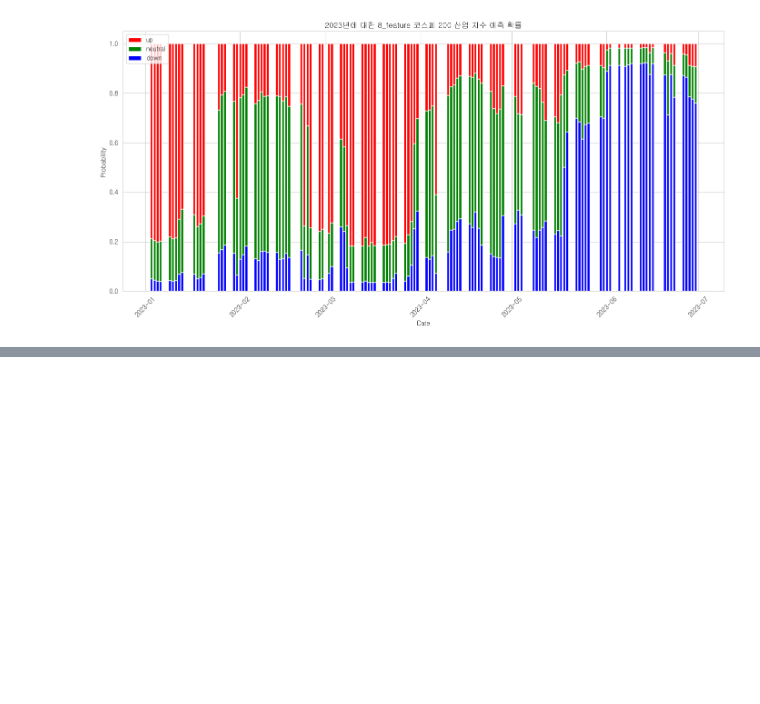
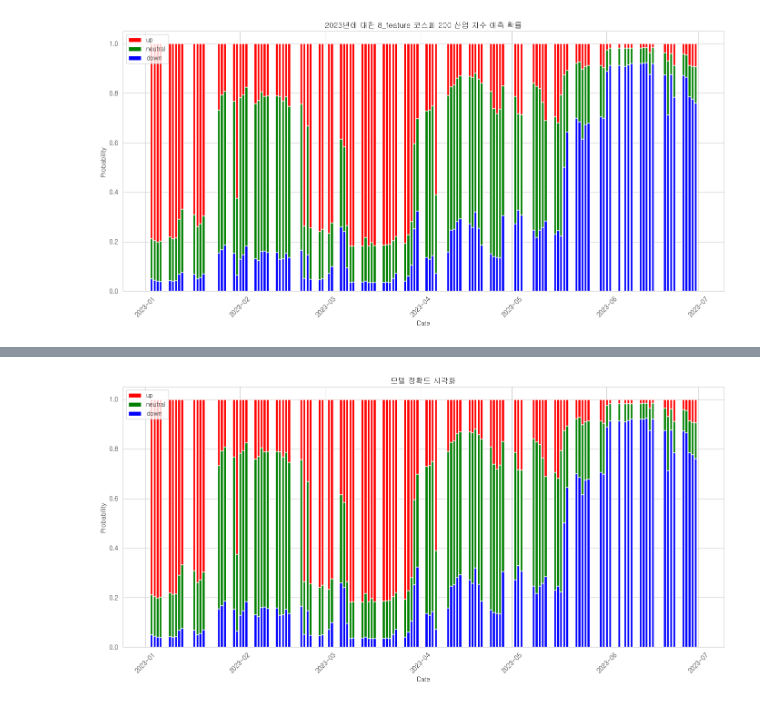
Before and after one commit to Il1Il1IllI1I/Hackathon_Finance, a Jupyter notebook: clean_code/ks200.ipynb, the cells around one changed output, grey strips where cells are left out. Cells and saved outputs as stored; diff of their text form; code cells hidden in the pictures; blank space fills up the shorter version.

```diff
--- a/clean_code/ks200.ipynb
+++ b/clean_code/ks200.ipynb
@@ -244,3 +244,85 @@ down    : 0.76
 neutral : 0.15
 up      : 0.09
 [figure]
+# %%
+#clean code - Probability
+# 타이틀 수정
+
+import pandas as pd
+import numpy as np
+import matplotlib.pyplot as plt
+import joblib
+from sklearn.ensemble import RandomForestClassifier
+from sklearn.preprocessing import LabelEncoder
+import warnings
+warnings.filterwarnings("ignore")
+from matplotlib import font_manager, rc
+
+# Korean font path
+font_path = "C:/Windows/Fonts/NGULIM.TTF"
+font = font_manager.FontProperties(fname=font_path).get_name()
+rc('font', family=font)
+
+def load_model_and_data(model_path, data_path):
+    model = joblib.load(model_path)
+    data = pd.read_csv(data_path, index_col='날짜', parse_dates=True)
+    return model, data
+
+def encode_labels(y):
+    encoder = LabelEncoder()
+    return encoder, encoder.fit_transform(y)
+
+def train_model(model, X, y_encoded):
+    model.fit(X, y_encoded)
+    return model
+
+def predict_current_data(model, X, encoder):
+    X_current = np.array(X.iloc[-1]).reshape(1,-1)
+    y_current_pred = model.predict(X_current)
+    prob_current = model.predict_proba(X_current)
+    return encoder.inverse_transform(y_current_pred), prob_current
+
+def plot_prediction_probability(prob, year, encoder, industry_name):
+    try:
+        prob_year = prob.loc[str(year)]
+    except KeyError:
+        print(f"{year} 레이블로 데이터를 찾을 수 없습니다. 인덱스를 확인해주세요.")
+    else:
+        plt.figure(figsize=(14, 7))
+        plt.bar(prob_year.index, prob_year['up'], label='up', bottom=prob_year['neutral']+prob_year['down'], color='r')
+        plt.bar(prob_year.index, prob_year['neutral'], label='neutral', bottom=prob_year['down'], color='g')
+        plt.bar(prob_year.index, prob_year['down'], label='down', color='b')
+        plt.legend()
+        plt.title('모델 정확도 시각화')
+        plt.xlabel('Date')
+        plt.ylabel('Probability')
+        plt.xticks(rotation=45)
+        plt.tight_layout()
+        plt.show()
+
+# 사용 예시
+MODEL_PATH = "real_ks200.pkl"
+DATA_PATH = "real_ks200.csv"
+industry_name = '8_feature 코스피 200'
+year_to_plot = 2023  # 년도를 인자로 받음
+
+rnd_clf, model_data = load_model_and_data(MODEL_PATH, DATA_PATH)
+X = model_data.iloc[:, 1:]
+y = model_data["레이블"]
+encoder, y_encoded = encode_labels(y)
+trained_model = train_model(rnd_clf, X, y_encoded)
+
+current_pred, prob_current = predict_current_data(trained_model, X, encoder)
+print("\n< AI 모델: 예측 >")
+print("예측: ", current_pred)
+
+# 예측의 확률을 출력합니다.
+print("\n[클래스] : [확률]")
+for name, prob in zip(encoder.classes_, prob_current[0]):
+    print(f"{name:7} : {prob:.2f}")
+
+prob = trained_model.predict_proba(X)
+prob_df = pd.DataFrame(prob, index=y.index, columns=encoder.classes_)
+
+plot_prediction_probability(prob_df, year_to_plot, encoder, industry_name)
+# %% [output]
@@ -247,3 +336,4 @@ up      : 0.09
+[figure, added]
 # %%
 import pandas as pd
 import numpy as np
```
Also changed, not shown: parts of 2 cells of this notebook, 3 other files.
